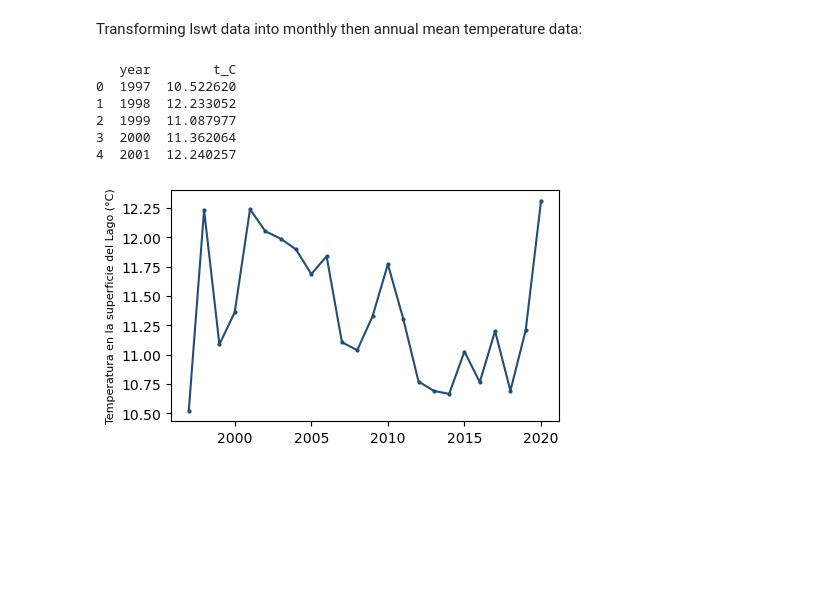
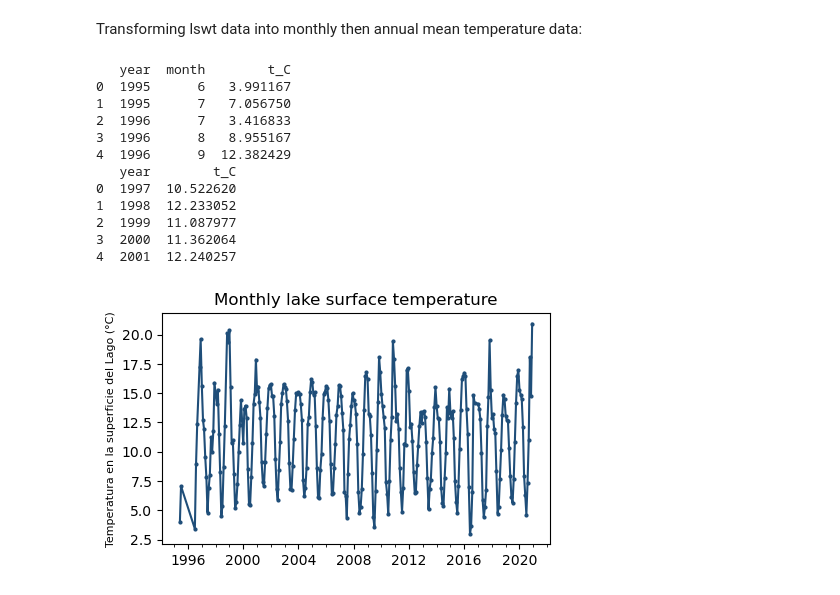
Before and after one commit to nayuAlv/Lake_Poopo, a Jupyter notebook: lake_analysis_cci.ipynb, the cells around one changed output. Drawn from its saved outputs; the diff is of its cells as text; code cells hidden in the pictures; blank space fills up the shorter version.

Commit message:
monthly and annual lswt

```diff
--- a/lake_analysis_cci.ipynb
+++ b/lake_analysis_cci.ipynb
@@ -203,9 +203,16 @@ monthly_df = cci.daily_to_monthly(lswt_df, varname, min_obs_per_month=3)
 # Convert to Celsius
 monthly_df[varname] = monthly_df[varname] - 273.15
 monthly_df = monthly_df.rename(columns={varname: "t_C"})
-annual_df = cci.monthly_to_annual(monthly_df,"t_C",min_obs_per_year=10)
+print(monthly_df.head())
+annual_df = cci.monthly_to_annual(monthly_df,"t_C",min_obs_per_year=11)
 print(annual_df.head())
 # %% [output]
+   year  month        t_C
+0  1995      6   3.991167
+1  1995      7   7.056750
+2  1996      7   3.416833
+3  1996      8   8.955167
+4  1996      9  12.382429
    year        t_C
 0  1997  10.522620
 1  1998  12.233052
@@ -215,13 +222,17 @@ print(annual_df.head())
 # %%
 
 
 fig, ax = plt.subplots(figsize=(5,3))
 
-ax.plot(annual_df['year'], annual_df["t_C"], marker='o',markersize = 2, linestyle="-", color="#1f4e79")
-#ax.set_title(f'Lake surface temperature', fontsize= 18)
+monthly_df['date'] = pd.to_datetime(dict(year=monthly_df['year'], month=monthly_df['month'], day=1))
+ax.plot(monthly_df['date'], monthly_df["t_C"], marker='o',markersize = 2, linestyle="-", color="#1f4e79")
+ax.xaxis.set_major_locator(mdates.YearLocator(base=4))
+ax.xaxis.set_minor_locator(mdates.YearLocator(base=1))
+ax.xaxis.set_major_formatter(mdates.DateFormatter("%Y"))
+
+ax.set_title(f'Monthly lake surface temperature', fontsize= 12)
 ax.set_ylabel(f'Temperatura en la superficie del Lago (°C)', fontsize=8)
-#path_to_save = path_root / "figures" / "Poopo_lswt_1995-2020.png"
-#plt.savefig(path_to_save, transparent = True)
+
 plt.show()
 # %% [output]
-[figure, old version]
+[figure, new version]
```
Also changed, not shown: parts of 1 cell of this notebook.
